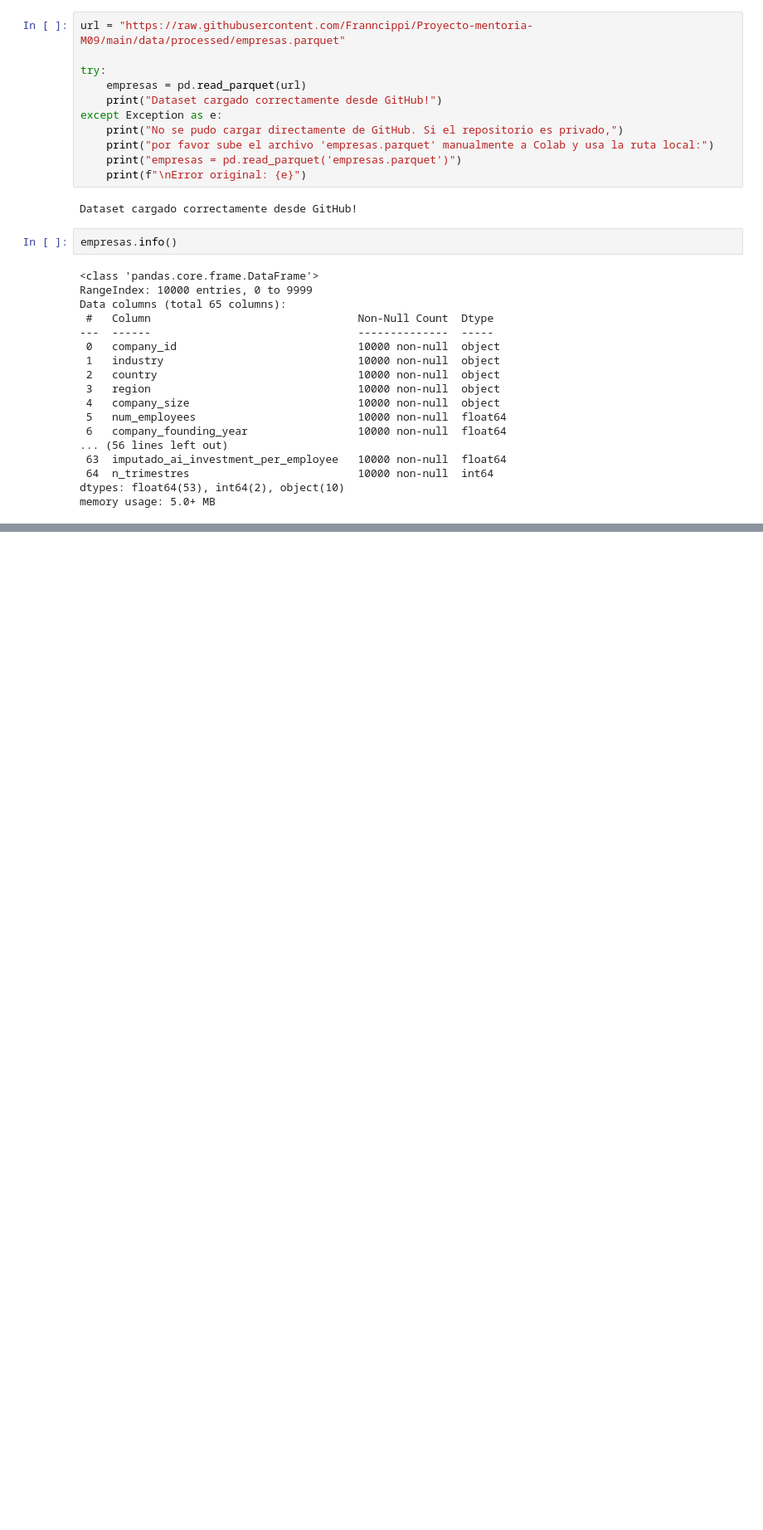
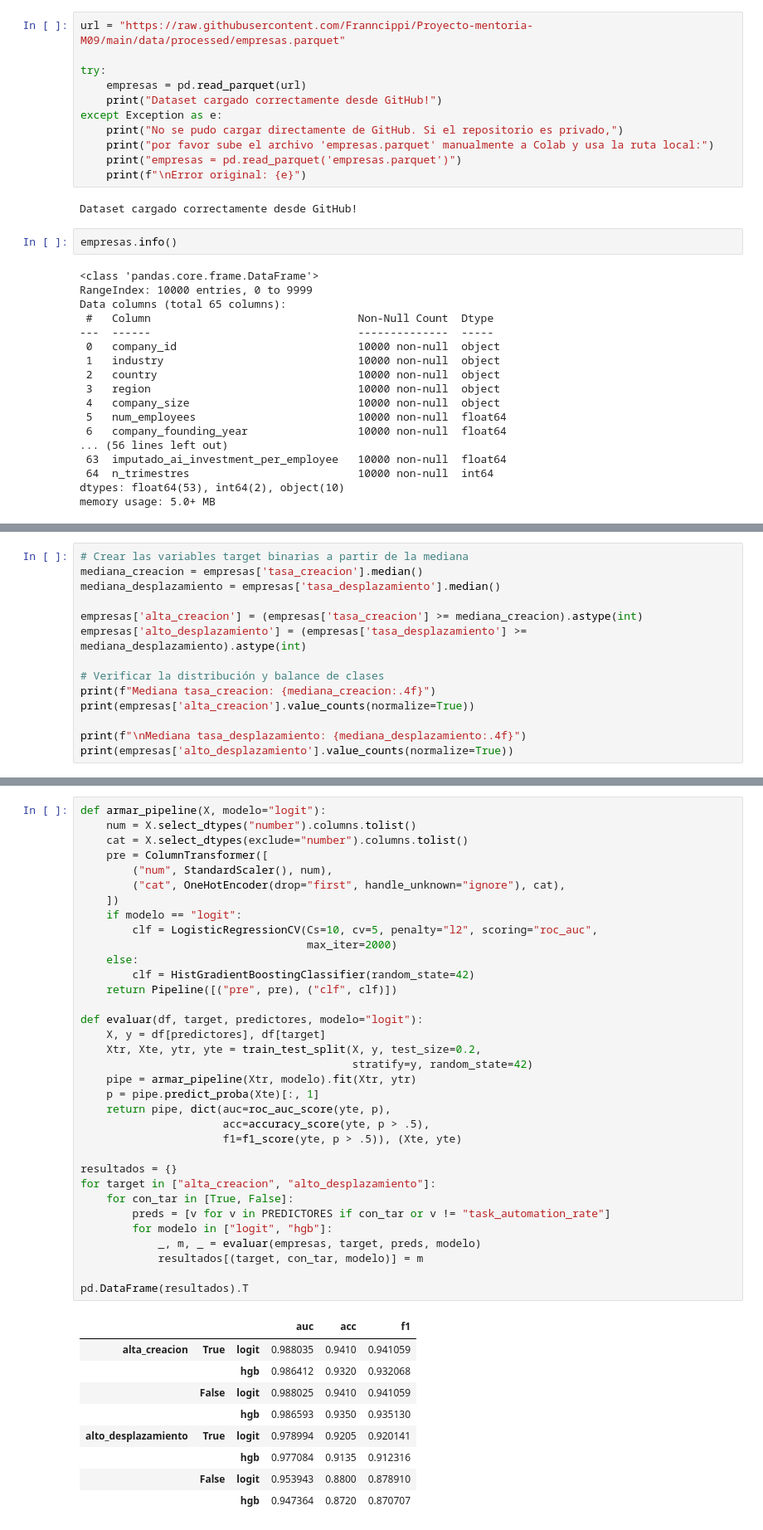
Before and after one commit to Franncippi/Proyecto-mentoria-M09, a Jupyter notebook: notebooks/03_modelado.ipynb, the cells around one changed output, grey strips where cells are left out. Shown at 83% size. Cells and saved outputs as stored; diff of their text form; blank space fills up the shorter version.

```diff
--- a/notebooks/03_modelado.ipynb
+++ b/notebooks/03_modelado.ipynb
@@ -120,0 +263,14 @@ memory usage: 5.0+ MB
+# %%
+# Crear las variables target binarias a partir de la mediana
+mediana_creacion = empresas['tasa_creacion'].median()
+mediana_desplazamiento = empresas['tasa_desplazamiento'].median()
+
+empresas['alta_creacion'] = (empresas['tasa_creacion'] >= mediana_creacion).astype(int)
+empresas['alto_desplazamiento'] = (empresas['tasa_desplazamiento'] >= mediana_desplazamiento).astype(int)
+
+# Verificar la distribución y balance de clases
+print(f"Mediana tasa_creacion: {mediana_creacion:.4f}")
+print(empresas['alta_creacion'].value_counts(normalize=True))
+
+print(f"\nMediana tasa_desplazamiento: {mediana_desplazamiento:.4f}")
+print(empresas['alto_desplazamiento'].value_counts(normalize=True))
@@ -120,0 +289,44 @@ memory usage: 5.0+ MB
+# %%
+def armar_pipeline(X, modelo="logit"):
+    num = X.select_dtypes("number").columns.tolist()
+    cat = X.select_dtypes(exclude="number").columns.tolist()
+    pre = ColumnTransformer([
+        ("num", StandardScaler(), num),
+        ("cat", OneHotEncoder(drop="first", handle_unknown="ignore"), cat),
+    ])
+    if modelo == "logit":
+        clf = LogisticRegressionCV(Cs=10, cv=5, penalty="l2", scoring="roc_auc",
+                                   max_iter=2000)
+    else:
+        clf = HistGradientBoostingClassifier(random_state=42)
+    return Pipeline([("pre", pre), ("clf", clf)])
+
+def evaluar(df, target, predictores, modelo="logit"):
+    X, y = df[predictores], df[target]
+    Xtr, Xte, ytr, yte = train_test_split(X, y, test_size=0.2,
+                                          stratify=y, random_state=42)
+    pipe = armar_pipeline(Xtr, modelo).fit(Xtr, ytr)
+    p = pipe.predict_proba(Xte)[:, 1]
+    return pipe, dict(auc=roc_auc_score(yte, p),
+                      acc=accuracy_score(yte, p > .5),
+                      f1=f1_score(yte, p > .5)), (Xte, yte)
+
+resultados = {}
+for target in ["alta_creacion", "alto_desplazamiento"]:
+    for con_tar in [True, False]:
+        preds = [v for v in PREDICTORES if con_tar or v != "task_automation_rate"]
+        for modelo in ["logit", "hgb"]:
+            _, m, _ = evaluar(empresas, target, preds, modelo)
+            resultados[(target, con_tar, modelo)] = m
+
+pd.DataFrame(resultados).T
+# %% [output]
+|  |  |  | auc | acc | f1 |
+| alta_creacion | True | logit | 0.988035 | 0.9410 | 0.941059 |
+|  |  | hgb | 0.986412 | 0.9320 | 0.932068 |
+|  | False | logit | 0.988025 | 0.9410 | 0.941059 |
+|  |  | hgb | 0.986593 | 0.9350 | 0.935130 |
+| alto_desplazamiento | True | logit | 0.978994 | 0.9205 | 0.920141 |
+|  |  | hgb | 0.977084 | 0.9135 | 0.912316 |
+|  | False | logit | 0.953943 | 0.8800 | 0.878910 |
+|  |  | hgb | 0.947364 | 0.8720 | 0.870707 |
```
Also changed, not shown: parts of 12 cells of this notebook.
